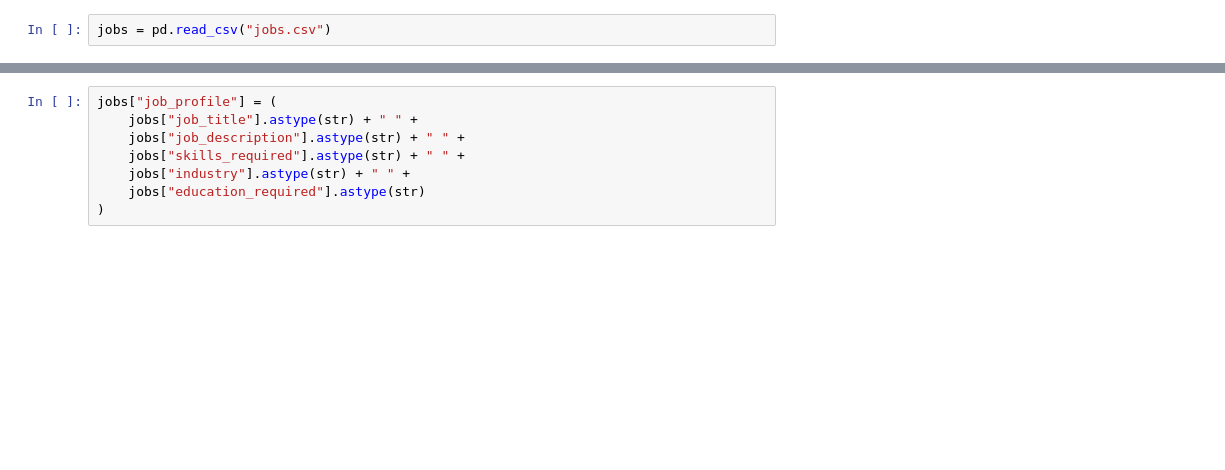
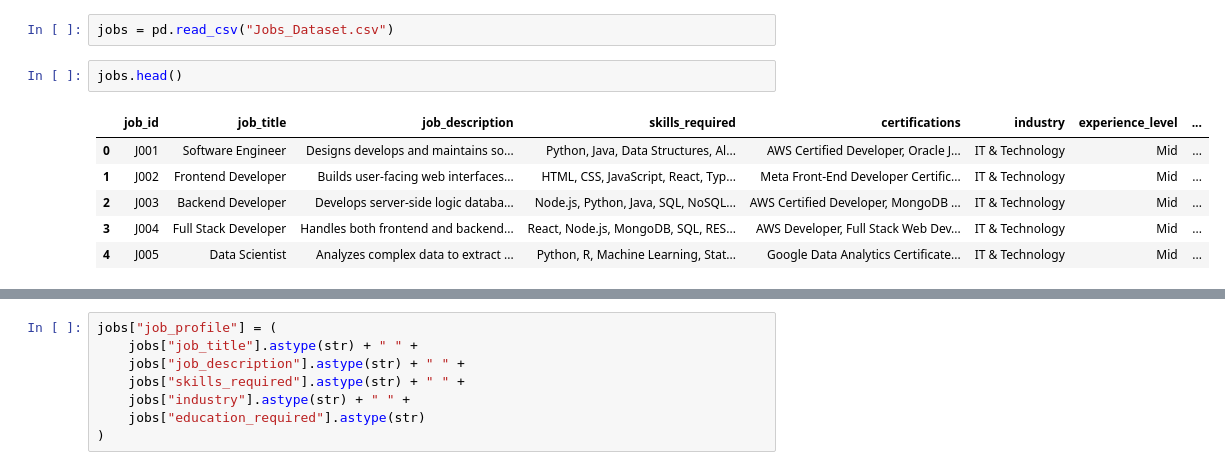
Before and after one commit to Shivang-Bajaj30/Curriculum-Mapper, a Jupyter notebook: Skills_To_Job2.ipynb, the cells around one changed output, grey strips where cells are left out. Saved outputs shown, nothing was run; the diff lists cells and outputs as text; blank space fills up the shorter version.

Commit message:
dataset training pt1

```diff
--- a/Skills_To_Job2.ipynb
+++ b/Skills_To_Job2.ipynb
@@ -13,2 +5,11 @@ https://github.com/google-gemini/deprecated-generative-ai-python/blob/main/READM
 # %%
-jobs = pd.read_csv("jobs.csv")
+jobs = pd.read_csv("Jobs_Dataset.csv")
+# %%
+jobs.head()
+# %% [output]
+|  | job_id | job_title | job_description | skills_required | certifications | industry | experience_level | ... |
+| 0 | J001 | Software Engineer | Designs develops and maintains so... | Python, Java, Data Structures, Al... | AWS Certified Developer, Oracle J... | IT & Technology | Mid | ... |
+| 1 | J002 | Frontend Developer | Builds user-facing web interfaces... | HTML, CSS, JavaScript, React, Typ... | Meta Front-End Developer Certific... | IT & Technology | Mid | ... |
+| 2 | J003 | Backend Developer | Develops server-side logic databa... | Node.js, Python, Java, SQL, NoSQL... | AWS Certified Developer, MongoDB ... | IT & Technology | Mid | ... |
+| 3 | J004 | Full Stack Developer | Handles both frontend and backend... | React, Node.js, MongoDB, SQL, RES... | AWS Developer, Full Stack Web Dev... | IT & Technology | Mid | ... |
+| 4 | J005 | Data Scientist | Analyzes complex data to extract ... | Python, R, Machine Learning, Stat... | Google Data Analytics Certificate... | IT & Technology | Mid | ... |
```
Also changed, not shown: parts of 7 cells of this notebook, 2 other files.
